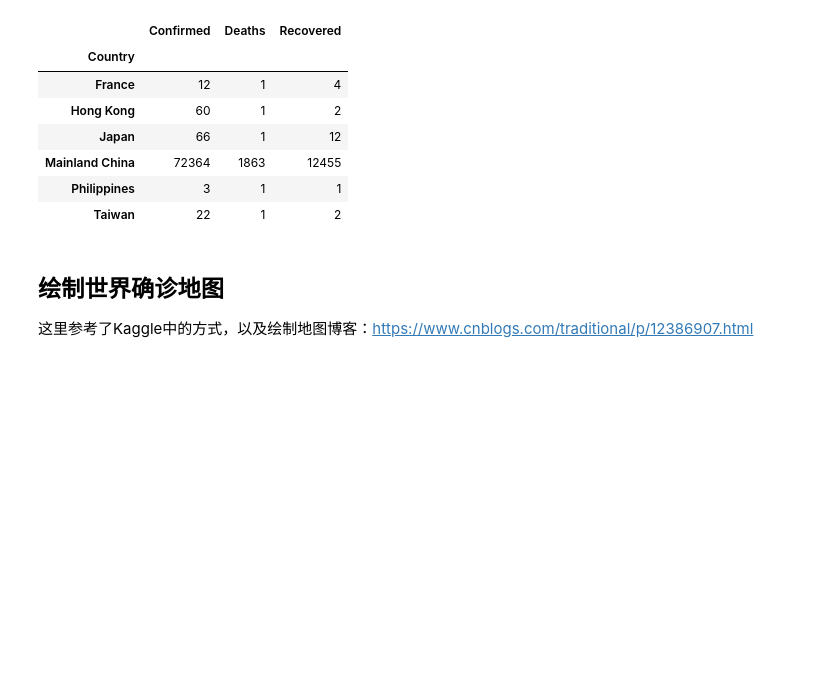
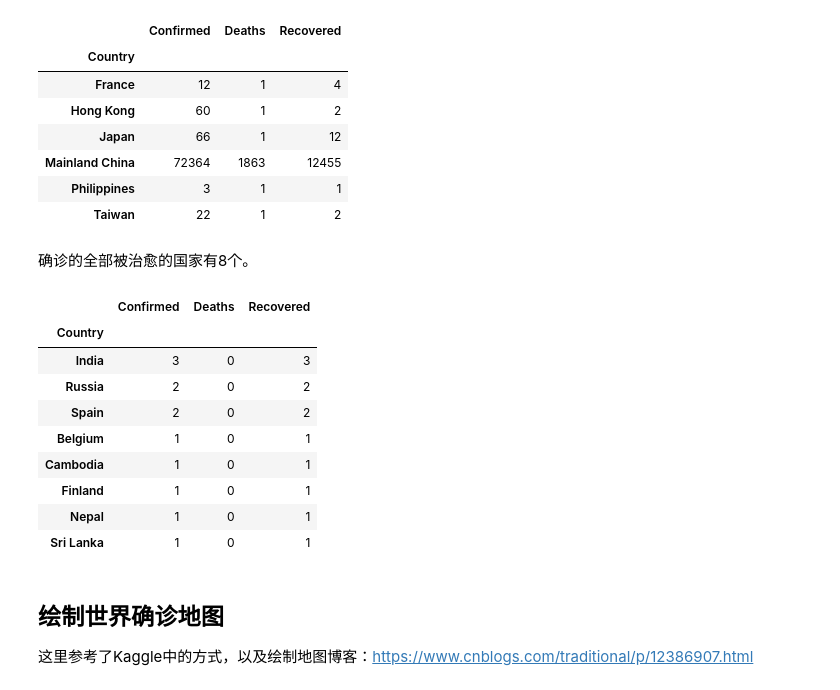
Before and after one commit to Soxiaoxin/Coronavirus-Analysis-Viz, a Jupyter notebook: ncov-2019_EDA_Viz.ipynb, the cells around one changed output. Cells and saved outputs as stored; diff of their text form; code cells hidden in the pictures; blank space fills up the shorter version.

```diff
--- a/ncov-2019_EDA_Viz.ipynb
+++ b/ncov-2019_EDA_Viz.ipynb
@@ -197,6 +197,23 @@ temp.style.background_gradient(cmap='Pastel1_r')
 | Mainland China | 72364 | 1863 | 12455 |
 | Philippines | 3 | 1 | 1 |
 | Taiwan | 22 | 1 | 2 |
+# %% [markdown]
+确诊的全部被治愈的国家有8个。
+# %%
+tmp = cases[cases['Confirmed'] == cases['Recovered'] + cases['Deaths']]
+tmp = tmp.sort_values('Confirmed', ascending = False)
+tmp.style.background_gradient(cmap='Reds')
+# %% [output]
+|  | Confirmed | Deaths | Recovered |
+| Country |  |  |  |
+| India | 3 | 0 | 3 |
+| Russia | 2 | 0 | 2 |
+| Spain | 2 | 0 | 2 |
+| Belgium | 1 | 0 | 1 |
+| Cambodia | 1 | 0 | 1 |
+| Finland | 1 | 0 | 1 |
+| Nepal | 1 | 0 | 1 |
+| Sri Lanka | 1 | 0 | 1 |
 # %% [markdown]
 ## 绘制世界确诊地图
 
```
Also changed, not shown: parts of 2 cells of this notebook, 1 other file.
